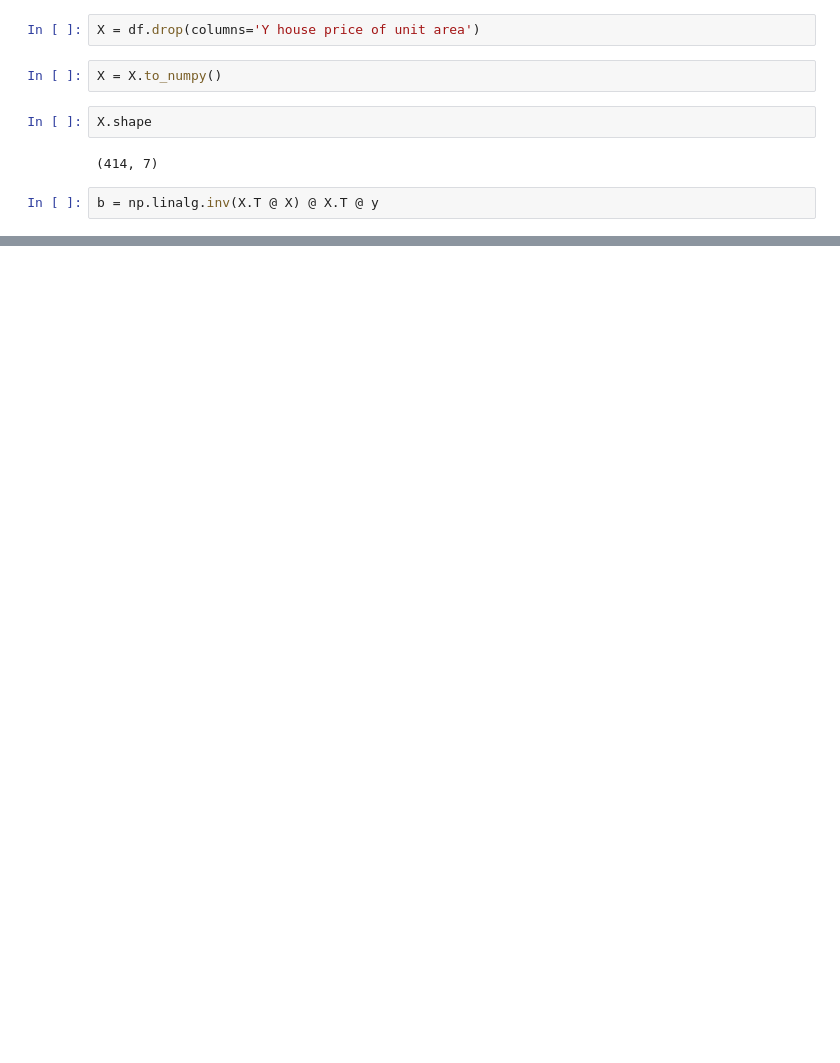
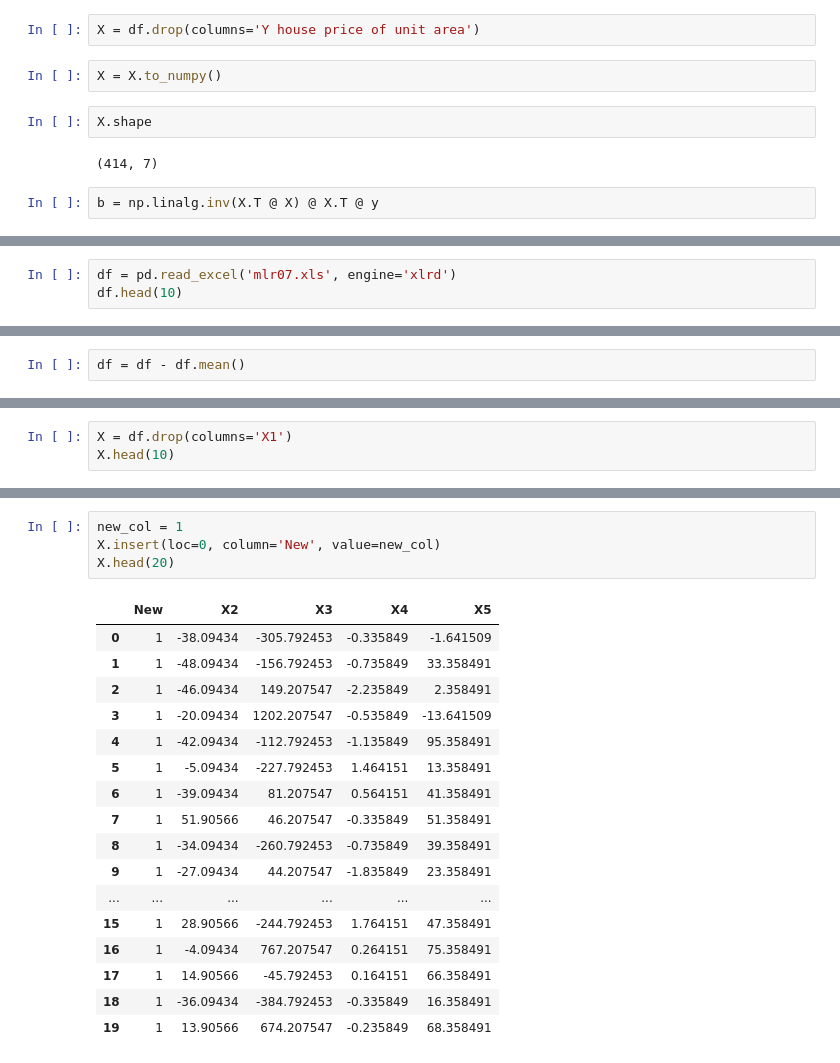
Before and after one commit to aawladd/AMTH-Machine-Learning-Projects, a Jupyter notebook: Multiple Linear Regression/MultipleRegression.ipynb, the cells around one changed output, grey strips where cells are left out. Cells and saved outputs as stored; diff of their text form; blank space fills up the shorter version.

```diff
--- a/Multiple Linear Regression/MultipleRegression.ipynb
+++ b/Multiple Linear Regression/MultipleRegression.ipynb
@@ -264,0 +271,3 @@ Name: 40, dtype: float64
+# %%
+df = pd.read_excel('mlr07.xls', engine='xlrd')
+df.head(10)
@@ -264,0 +287,2 @@ Name: 40, dtype: float64
+# %%
+df = df - df.mean()
@@ -264,0 +324,3 @@ Name: 40, dtype: float64
+# %%
+X = df.drop(columns='X1')
+X.head(10)
@@ -264,0 +339,22 @@ Name: 40, dtype: float64
+# %%
+new_col = 1
+X.insert(loc=0, column='New', value=new_col)
+X.head(20)
+# %% [output]
+|  | New | X2 | X3 | X4 | X5 |
+| 0 | 1 | -38.09434 | -305.792453 | -0.335849 | -1.641509 |
+| 1 | 1 | -48.09434 | -156.792453 | -0.735849 | 33.358491 |
+| 2 | 1 | -46.09434 | 149.207547 | -2.235849 | 2.358491 |
+| 3 | 1 | -20.09434 | 1202.207547 | -0.535849 | -13.641509 |
+| 4 | 1 | -42.09434 | -112.792453 | -1.135849 | 95.358491 |
+| 5 | 1 | -5.09434 | -227.792453 | 1.464151 | 13.358491 |
+| 6 | 1 | -39.09434 | 81.207547 | 0.564151 | 41.358491 |
+| 7 | 1 | 51.90566 | 46.207547 | -0.335849 | 51.358491 |
+| 8 | 1 | -34.09434 | -260.792453 | -0.735849 | 39.358491 |
+| 9 | 1 | -27.09434 | 44.207547 | -1.835849 | 23.358491 |
+| ... | ... | ... | ... | ... | ... |
+| 15 | 1 | 28.90566 | -244.792453 | 1.764151 | 47.358491 |
+| 16 | 1 | -4.09434 | 767.207547 | 0.264151 | 75.358491 |
+| 17 | 1 | 14.90566 | -45.792453 | 0.164151 | 66.358491 |
+| 18 | 1 | -36.09434 | -384.792453 | -0.335849 | 16.358491 |
+| 19 | 1 | 13.90566 | 674.207547 | -0.235849 | 68.358491 |
```
Also changed, not shown: parts of 22 cells of this notebook, 6 other files.
